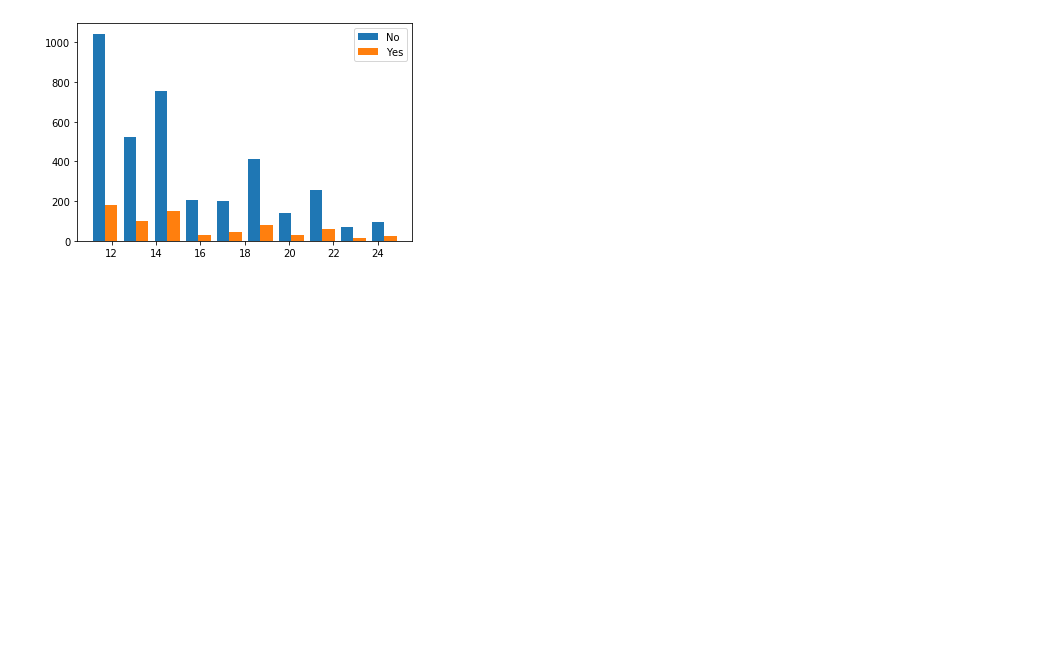
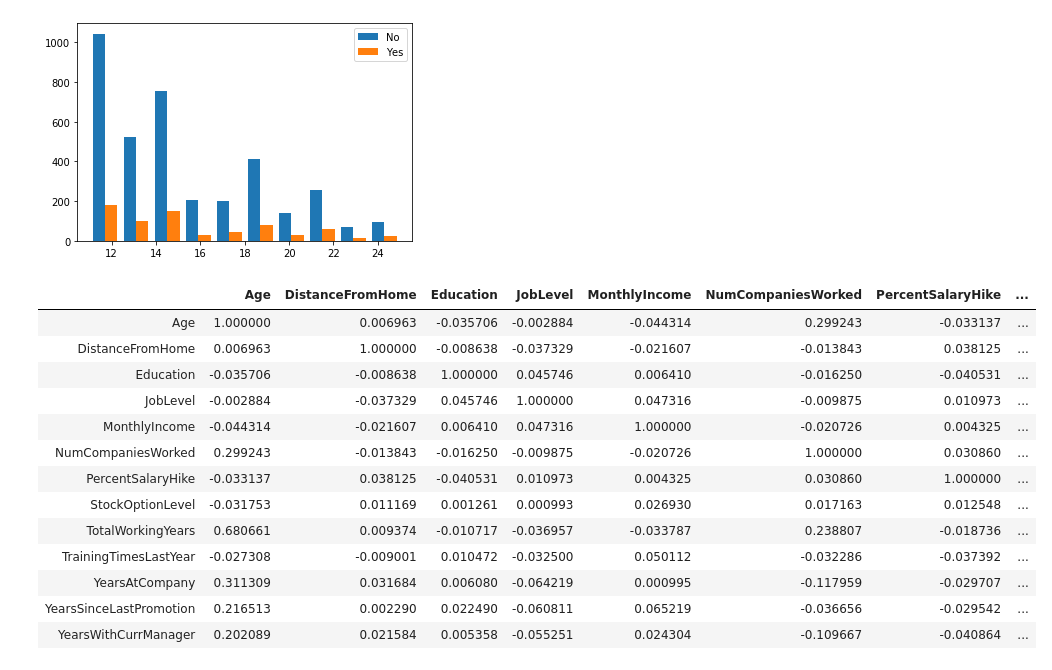
Before and after one commit to afshinarab1991/Lets-Upgrade-AI-ML, a Jupyter notebook: Day 10/Day10.ipynb, the cells around one changed output. Cells and saved outputs as stored; diff of their text form; code cells hidden in the pictures; blank space fills up the shorter version.

```diff
--- a/Day 10/Day10.ipynb
+++ b/Day 10/Day10.ipynb
@@ -203,3 +204,22 @@ plt.legend(attr);
 #it is more likely for people with low percentage hike in their salary to live the company;
 # %% [output]
 [figure]
+# %%
+data_nums_cor = data_nums.drop(["StandardHours","EmployeeCount"], axis = 1)
+cor_tab = data_nums_cor.corr()
+cor_tab
+# %% [output]
+|  | Age | DistanceFromHome | Education | JobLevel | MonthlyIncome | NumCompaniesWorked | PercentSalaryHike | ... |
+| Age | 1.000000 | 0.006963 | -0.035706 | -0.002884 | -0.044314 | 0.299243 | -0.033137 | ... |
+| DistanceFromHome | 0.006963 | 1.000000 | -0.008638 | -0.037329 | -0.021607 | -0.013843 | 0.038125 | ... |
+| Education | -0.035706 | -0.008638 | 1.000000 | 0.045746 | 0.006410 | -0.016250 | -0.040531 | ... |
+| JobLevel | -0.002884 | -0.037329 | 0.045746 | 1.000000 | 0.047316 | -0.009875 | 0.010973 | ... |
+| MonthlyIncome | -0.044314 | -0.021607 | 0.006410 | 0.047316 | 1.000000 | -0.020726 | 0.004325 | ... |
+| NumCompaniesWorked | 0.299243 | -0.013843 | -0.016250 | -0.009875 | -0.020726 | 1.000000 | 0.030860 | ... |
+| PercentSalaryHike | -0.033137 | 0.038125 | -0.040531 | 0.010973 | 0.004325 | 0.030860 | 1.000000 | ... |
+| StockOptionLevel | -0.031753 | 0.011169 | 0.001261 | 0.000993 | 0.026930 | 0.017163 | 0.012548 | ... |
+| TotalWorkingYears | 0.680661 | 0.009374 | -0.010717 | -0.036957 | -0.033787 | 0.238807 | -0.018736 | ... |
+| TrainingTimesLastYear | -0.027308 | -0.009001 | 0.010472 | -0.032500 | 0.050112 | -0.032286 | -0.037392 | ... |
+| YearsAtCompany | 0.311309 | 0.031684 | 0.006080 | -0.064219 | 0.000995 | -0.117959 | -0.029707 | ... |
+| YearsSinceLastPromotion | 0.216513 | 0.002290 | 0.022490 | -0.060811 | 0.065219 | -0.036656 | -0.029542 | ... |
+| YearsWithCurrManager | 0.202089 | 0.021584 | 0.005358 | -0.055251 | 0.024304 | -0.109667 | -0.040864 | ... |
```
Also changed, not shown: parts of 7 cells of this notebook.
